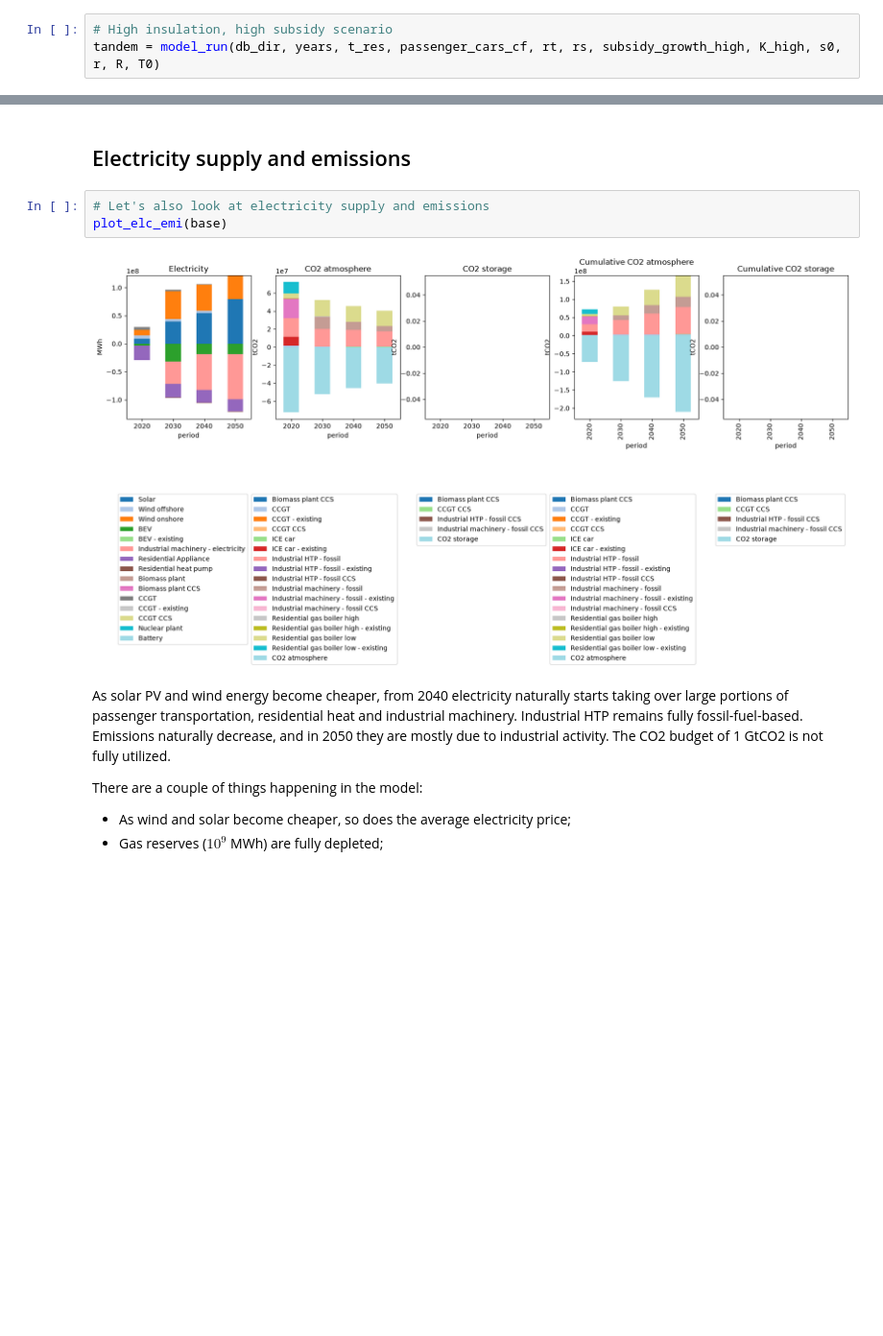
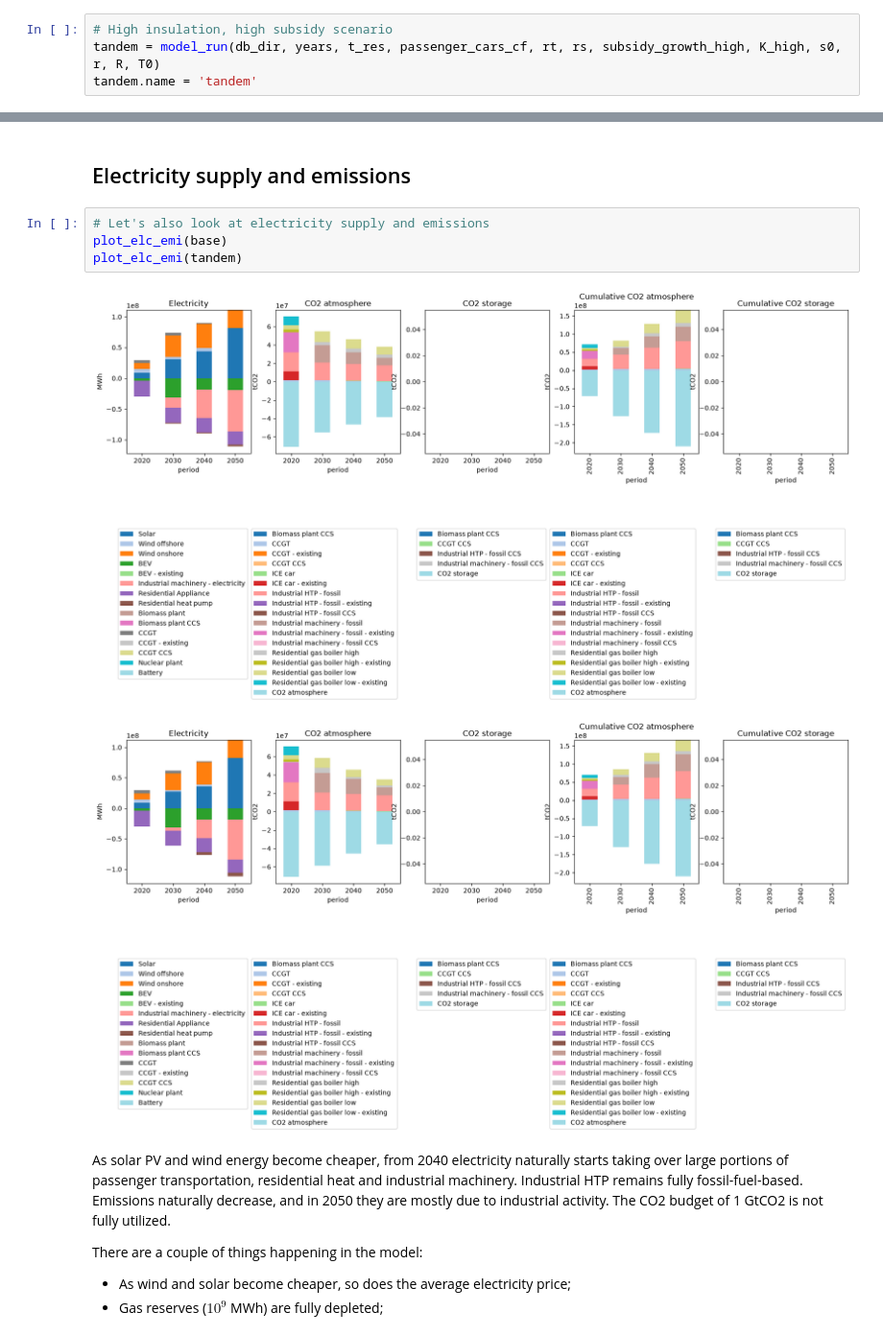
Before and after one commit to annacerato88/Modelling_for_transitions_Group, a Jupyter notebook: Group Assignment MfT/interface.ipynb, the cells around one changed output, grey strips where cells are left out. Shown at 96% size. Saved outputs shown, nothing was run; the diff lists cells and outputs as text; blank space fills up the shorter version.

Commit message:
Fixed error subsidy and added graphs, still to be finished

```diff
--- a/Group Assignment MfT/interface.ipynb
+++ b/Group Assignment MfT/interface.ipynb
@@ -121,6 +121,7 @@ Objective value: 8.72397669487754e+20
 # %%
 # High insulation, high subsidy scenario
 tandem = model_run(db_dir, years, t_res, passenger_cars_cf, rt, rs, subsidy_growth_high, K_high, s0, r, R, T0)
+tandem.name = 'tandem'
 # %% [output]
 2020
 2030
@@ -223,8 +227,10 @@ plot_main_ebs(alternative_route)
 # %%
 # Let's also look at electricity supply and emissions
 plot_elc_emi(base)
+plot_elc_emi(tandem)
 # %% [output]
-[figure, old version]
+[figure, new version]
+[figure, added]
 # %% [markdown]
 As solar PV and wind energy become cheaper, from 2040 electricity naturally starts taking over large portions of passenger transportation, residential heat and industrial machinery. Industrial HTP remains fully fossil-fuel-based. Emissions naturally decrease, and in 2050 they are mostly due to industrial activity. The CO2 budget of 1 GtCO2 is not fully utilized.
 
```
Also changed, not shown: parts of 13 cells of this notebook, 3 other files.
